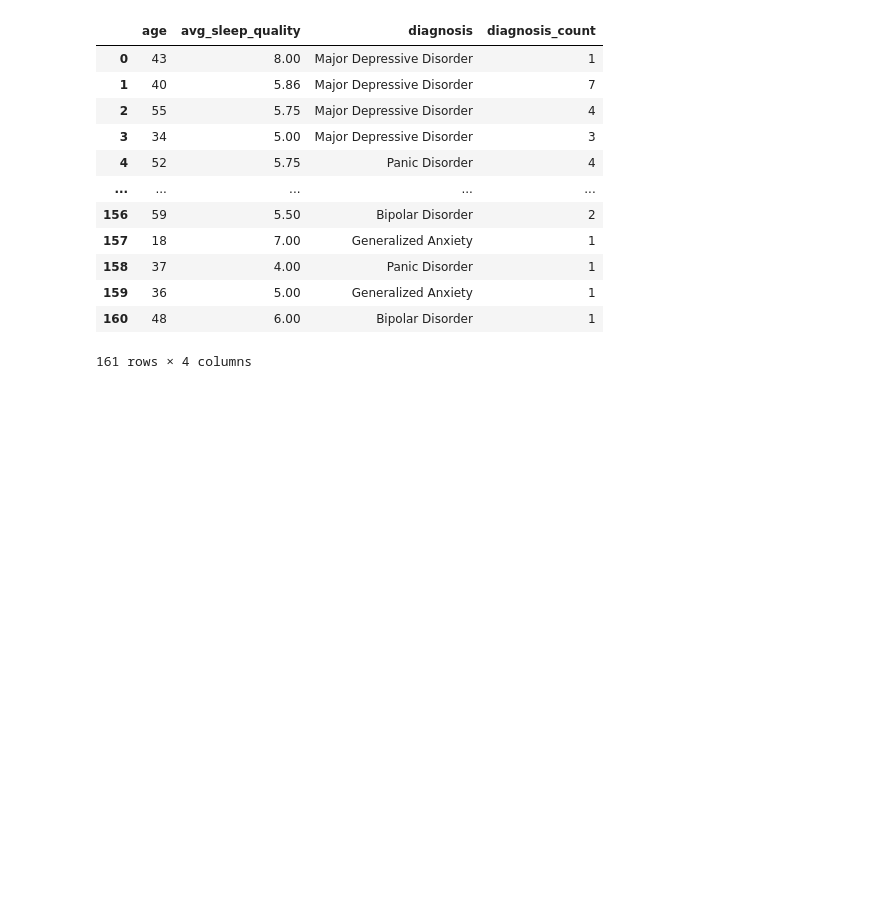
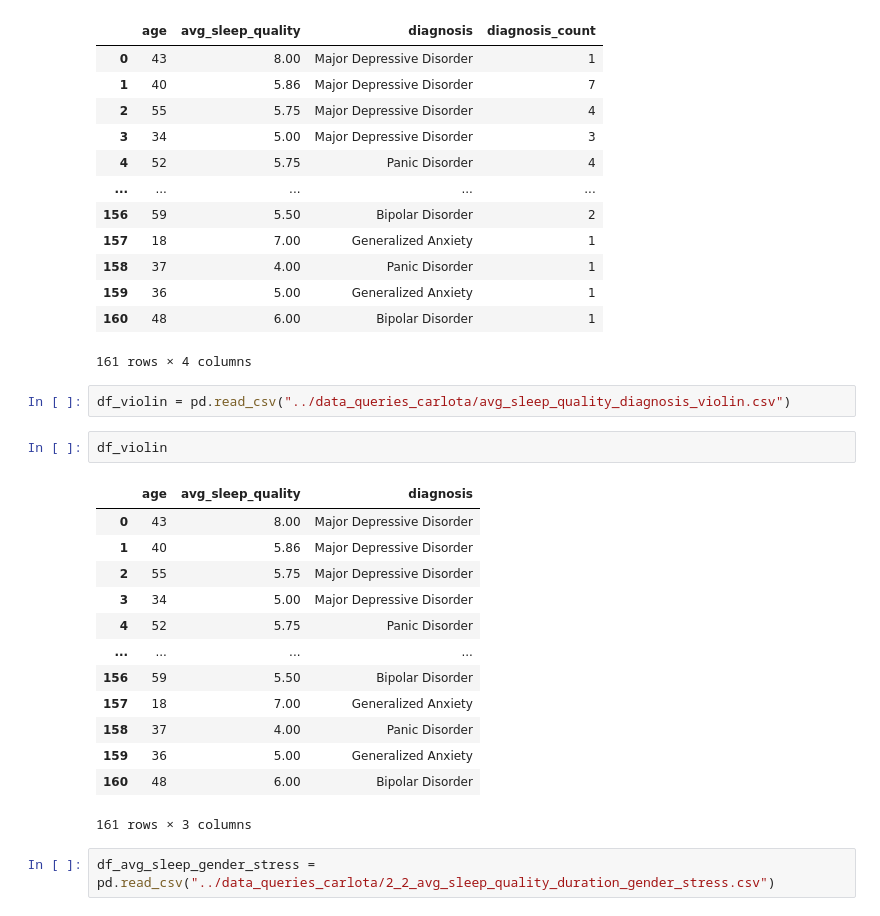
Before and after one commit to cemanzanoc/Sleephours-and-Lifestyle, a Jupyter notebook: visualization/visualization_carlota.ipynb, the cells around one changed output. Drawn from its saved outputs; the diff is of its cells as text; blank space fills up the shorter version.

```diff
--- a/visualization/visualization_carlota.ipynb
+++ b/visualization/visualization_carlota.ipynb
@@ -168,3 +169,23 @@ df_avg_sleep_quality_diagnosis_age
 | 159 | 36 | 5.00 | Generalized Anxiety | 1 |
 | 160 | 48 | 6.00 | Bipolar Disorder | 1 |
 161 rows × 4 columns
+# %%
+df_violin = pd.read_csv("../data_queries_carlota/avg_sleep_quality_diagnosis_violin.csv")
+# %%
+df_violin
+# %% [output]
+|  | age | avg_sleep_quality | diagnosis |
+| 0 | 43 | 8.00 | Major Depressive Disorder |
+| 1 | 40 | 5.86 | Major Depressive Disorder |
+| 2 | 55 | 5.75 | Major Depressive Disorder |
+| 3 | 34 | 5.00 | Major Depressive Disorder |
+| 4 | 52 | 5.75 | Panic Disorder |
+| ... | ... | ... | ... |
+| 156 | 59 | 5.50 | Bipolar Disorder |
+| 157 | 18 | 7.00 | Generalized Anxiety |
+| 158 | 37 | 4.00 | Panic Disorder |
+| 159 | 36 | 5.00 | Generalized Anxiety |
+| 160 | 48 | 6.00 | Bipolar Disorder |
+161 rows × 3 columns
+# %%
+df_avg_sleep_gender_stress = pd.read_csv("../data_queries_carlota/2_2_avg_sleep_quality_duration_gender_stress.csv")
```
Also changed, not shown: parts of 10 cells of this notebook.
